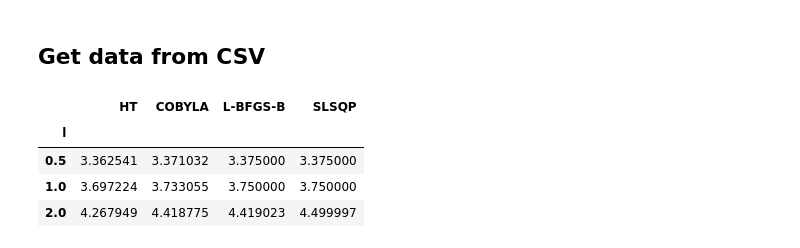
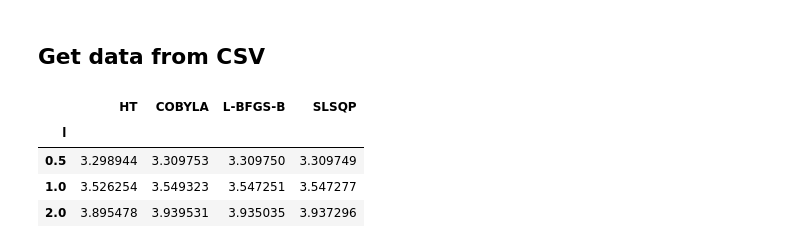
Before and after one commit to erinaldi/bmn2-qiskit, a Jupyter notebook: notebooks/00_figures.ipynb, the cells around one changed output. Cells and saved outputs as stored; diff of their text form; code cells hidden in the pictures.

```diff
--- a/notebooks/00_figures.ipynb
+++ b/notebooks/00_figures.ipynb
@@ -377,14 +377,15 @@ plt.savefig(f"{filename}.svg")
 # %% [markdown]
 ## Get data from CSV
 # %%
-df = pd.read_csv("../data/bosBMN_L2_couplings_ry_depth3_reps10.csv", index_col='l', dtype=float)
+#df = pd.read_csv("../data/bosBMN_L2_couplings_ry_depth3_reps10.csv", index_col='l', dtype=float)
+df = pd.read_csv("../data/bosBMN_L4_couplings_ry_depth3_reps10.csv", index_col='l', dtype=float)
 df
 # %% [output]
 |  | HT | COBYLA | L-BFGS-B | SLSQP |
 | l |  |  |  |  |
-| 0.5 | 3.362541 | 3.371032 | 3.375000 | 3.375000 |
-| 1.0 | 3.697224 | 3.733055 | 3.750000 | 3.750000 |
-| 2.0 | 4.267949 | 4.418775 | 4.419023 | 4.499997 |
+| 0.5 | 3.298944 | 3.309753 | 3.309750 | 3.309749 |
+| 1.0 | 3.526254 | 3.549323 | 3.547251 | 3.547277 |
+| 2.0 | 3.895478 | 3.939531 | 3.935035 | 3.937296 |
 # %%
 df = df.assign(COBYLA_HT=df['COBYLA']-df['HT'])
 df = df.assign(L_BFGS_B_HT=df['L-BFGS-B']-df['HT'])
```
Also changed, not shown: parts of 4 cells of this notebook, 4 other files.
